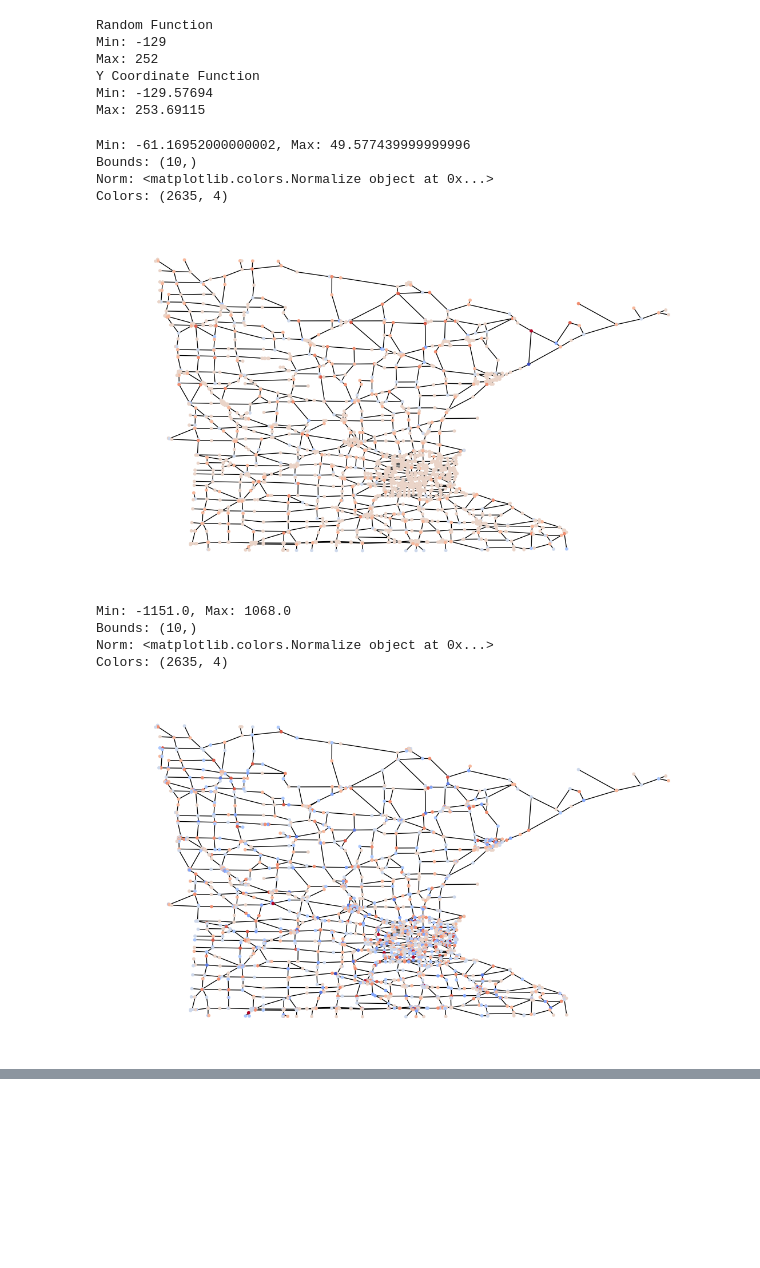
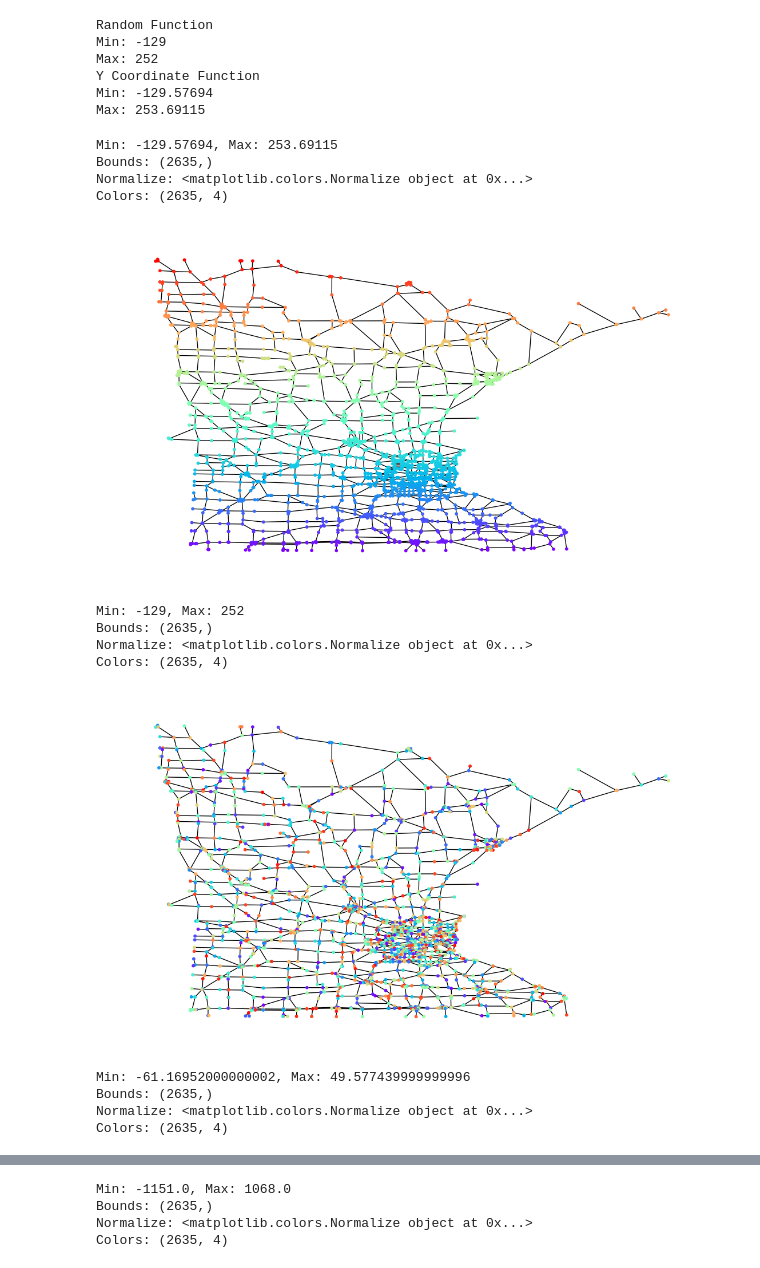
Before and after one commit to THESHADOW2030/EserciziMinnesota, a Jupyter notebook: esercizi.ipynb, the cells around one changed output, grey strips where cells are left out. Cells and saved outputs as stored; diff of their text form; code cells hidden in the pictures; blank space fills up the shorter version.

Commit message:
New plots

```diff
--- a/esercizi.ipynb
+++ b/esercizi.ipynb
@@ -107,38 +107,43 @@ Y Coordinate Function
 Min: -129.57694
 Max: 253.69115
 # %%
-def plotValoriGrafo(G, L):
-    min = np.min(L)
-    max = np.max(L)
+def plotValoriGrafo(G, Lx):
+    min = np.min(Lx)
+    max = np.max(Lx)
     #define number of colors
-    n = 10
+    n = len(G)
     #make the color map from blue to red
-    cmap = plt.get_cmap('coolwarm', n)
+    cmap = plt.get_cmap('rainbow', n)
     #define the range of the color map
     print(f"Min: {min}, Max: {max}")
     bounds = np.linspace(min, max, n)
     print(f"Bounds: {bounds.shape}")
     #generate a color for each value in bounds
     norm = plt.Normalize(min, max)
-    print(f"Norm: {norm}")
-    colors = cmap(norm(L))
+    print(f"Normalize: {norm}")
+    colors = cmap(norm(Lx))
     print(f"Colors: {colors.shape}")
     fig, ax = plt.subplots(1,1, figsize=(14,8), dpi=100)
     nx.draw(G, pos, ax=ax, node_size=10, node_color=colors, edge_color='black', with_labels=False)
     plt.show()
 # %%
-
+plotValoriGrafo(G, y)
+plotValoriGrafo(G, x_rand)
 
 plotValoriGrafo(G, Ly)
 plotValoriGrafo(G, Lx_rand)
 # %% [output]
-Min: -61.16952000000002, Max: 49.577439999999996
-Bounds: (10,)
-Norm: <matplotlib.colors.Normalize object at 0x...>
+Min: -129.57694, Max: 253.69115
+Bounds: (2635,)
+Normalize: <matplotlib.colors.Normalize object at 0x...>
 Colors: (2635, 4)
-[figure, old version]
+[figure, new version]
-Min: -1151.0, Max: 1068.0
-Bounds: (10,)
-Norm: <matplotlib.colors.Normalize object at 0x...>
+Min: -129, Max: 252
+Bounds: (2635,)
+Normalize: <matplotlib.colors.Normalize object at 0x...>
 Colors: (2635, 4)
-[figure, old version]
+[figure, new version]
+Min: -61.16952000000002, Max: 49.577439999999996
+Bounds: (2635,)
+Normalize: <matplotlib.colors.Normalize object at 0x...>
+Colors: (2635, 4)
@@ -144,0 +151,4 @@ Colors: (2635, 4)
+Min: -1151.0, Max: 1068.0
+Bounds: (2635,)
+Normalize: <matplotlib.colors.Normalize object at 0x...>
+Colors: (2635, 4)
```
Also changed, not shown: parts of 3 cells of this notebook.
